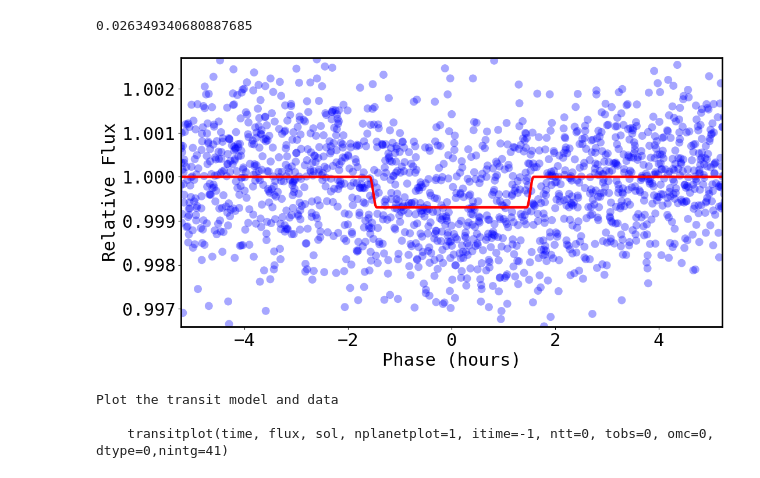
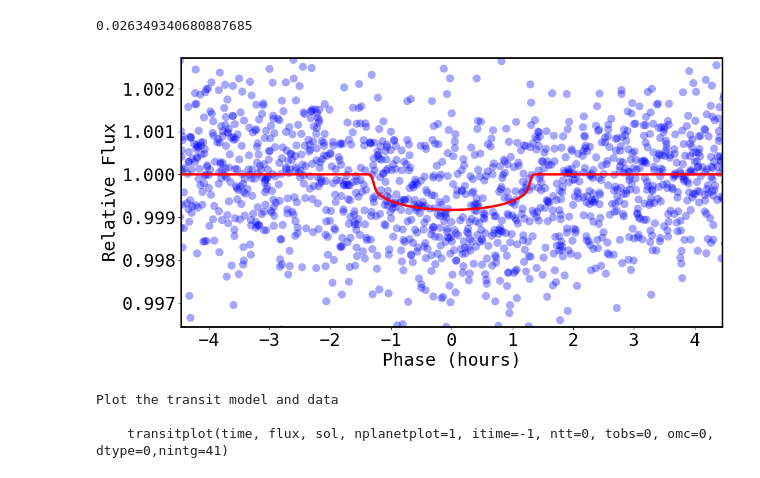
Before and after one commit to royalexis/bls_cuda, a Jupyter notebook: bls_cpu.ipynb, the cells around one changed output. Drawn from its saved outputs; the diff is of its cells as text; code cells hidden in the pictures.

```diff
--- a/bls_cpu.ipynb
+++ b/bls_cpu.ipynb
@@ -91,29 +91,29 @@ np.sqrt(gbls_ans.depth)
 # %%
 # A basic transit model
 
 sol = np.zeros(18) # single planet model has up-to 18-model parameters
 
-sol[0]  = 0.5  # Mean stellar density (g/cm^3)
+sol[0]  = 0.8  # Mean stellar density (g/cm^3)
 sol[1]  = 0.0  # Only used for non-linear limb-darkening
 sol[2]  = 0.0  # Only used for non-linear limb-darkening
-sol[3]  = 0.0  # q1 (limb-darkening)
-sol[4]  = 0.0  # q2 (limb-darkening)
+sol[3]  = 0.6  # q1 (limb-darkening)
+sol[4]  = 0.4  # q2 (limb-darkening)
 sol[5]  = 0.0  # dilution
 sol[6]  = 0.0  # Velocity offset
 sol[7]  = 0.0  # photometric zero point
 sol[8]  = gbls_ans.epo            # Center of transit time (days)
 sol[9]  = gbls_ans.bper           # Orbital Period (days)
 sol[10] = 0.5                     # Impact parameter
 sol[11] = np.sqrt(gbls_ans.depth) # Rp/R*
 sol[12] = 0.0  # sqrt(e)cos(w)
 sol[13] = 0.0  # sqrt(e)sin(w)
 sol[14] = 0.0  # RV amplitude (m/s)
 sol[15] = 0.0  # thermal eclipse depth (ppm)
 sol[16] = 0.0  # Ellipsodial variations (ppm)
 sol[17] = 0.0  # Albedo amplitude (ppm)
 tf5.transitplot(phot.time - gbls_inputs.zerotime, phot.flux + 1, sol, itime = phot.itime)
 # %% [output]
-[figure, old version]
+[figure, new version]
 # %%
 tmodel = tf5.transitmodel(sol, phot.time, itime = phot.itime) #how to fetch a transit model
 # %%
```
Also changed, not shown: parts of 4 cells of this notebook.
